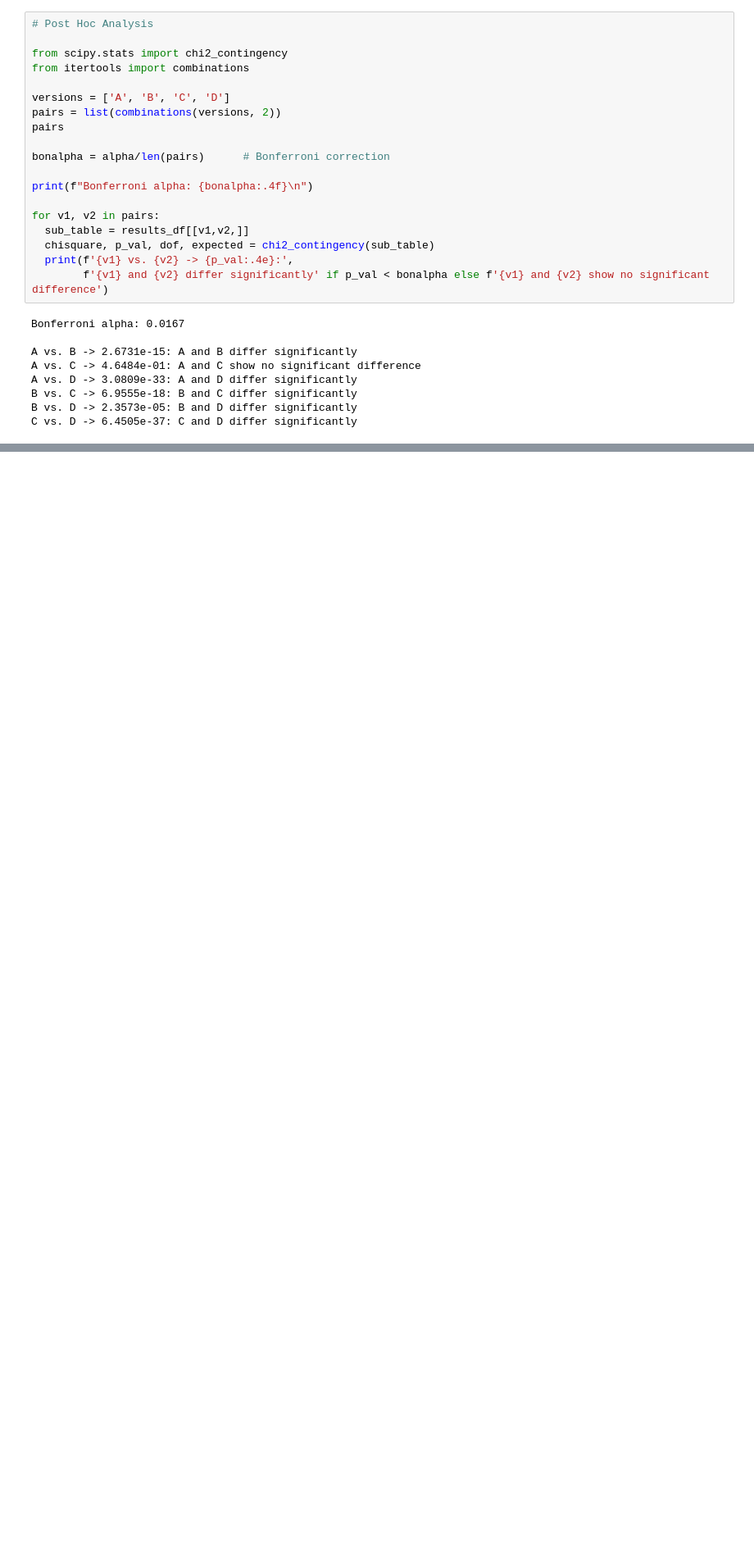
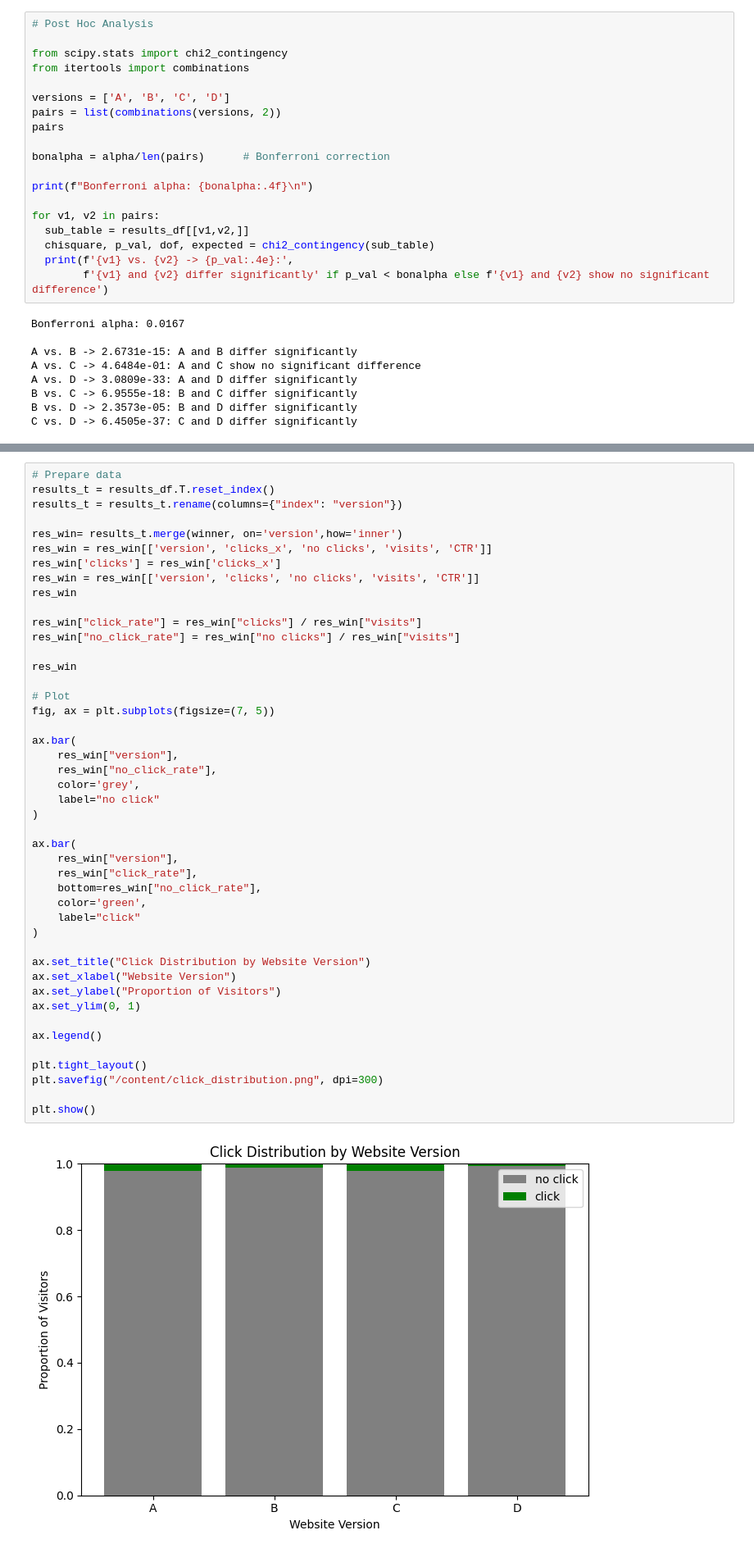
Before and after one commit to FlorianHast/Eniac-ABTest, a Jupyter notebook: notebooks/eniac_ABTesting.ipynb, the cells around one changed output, grey strips where cells are left out. Shown at 82% size. Drawn from its saved outputs; the diff is of its cells as text; blank space fills up the shorter version.

```diff
--- a/notebooks/eniac_ABTesting.ipynb
+++ b/notebooks/eniac_ABTesting.ipynb
@@ -215,0 +266,47 @@ ctrs.sort_values('CTR', ascending=False)
+# %%
+# Prepare data
+results_t = results_df.T.reset_index()
+results_t = results_t.rename(columns={"index": "version"})
+
+res_win= results_t.merge(winner, on='version',how='inner')
+res_win = res_win[['version', 'clicks_x', 'no clicks', 'visits', 'CTR']]
+res_win['clicks'] = res_win['clicks_x']
+res_win = res_win[['version', 'clicks', 'no clicks', 'visits', 'CTR']]
+res_win
+
+res_win["click_rate"] = res_win["clicks"] / res_win["visits"]
+res_win["no_click_rate"] = res_win["no clicks"] / res_win["visits"]
+
+res_win
+
+# Plot
+fig, ax = plt.subplots(figsize=(7, 5))
+
+ax.bar(
+    res_win["version"],
+    res_win["no_click_rate"],
+    color='grey',
+    label="no click"
+)
+
+ax.bar(
+    res_win["version"],
+    res_win["click_rate"],
+    bottom=res_win["no_click_rate"],
+    color='green',
+    label="click"
+)
+
+ax.set_title("Click Distribution by Website Version")
+ax.set_xlabel("Website Version")
+ax.set_ylabel("Proportion of Visitors")
+ax.set_ylim(0, 1)
+
+ax.legend()
+
+plt.tight_layout()
+plt.savefig("/content/click_distribution.png", dpi=300)
+
+plt.show()
+# %% [output]
+[figure, added]
```
Also changed, not shown: parts of 11 cells of this notebook.
